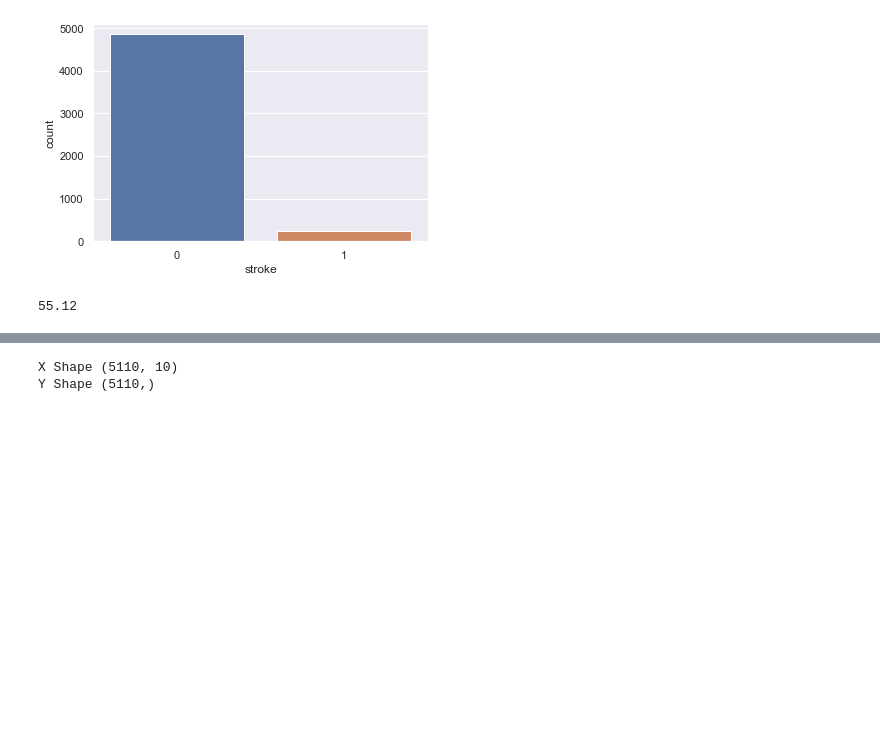
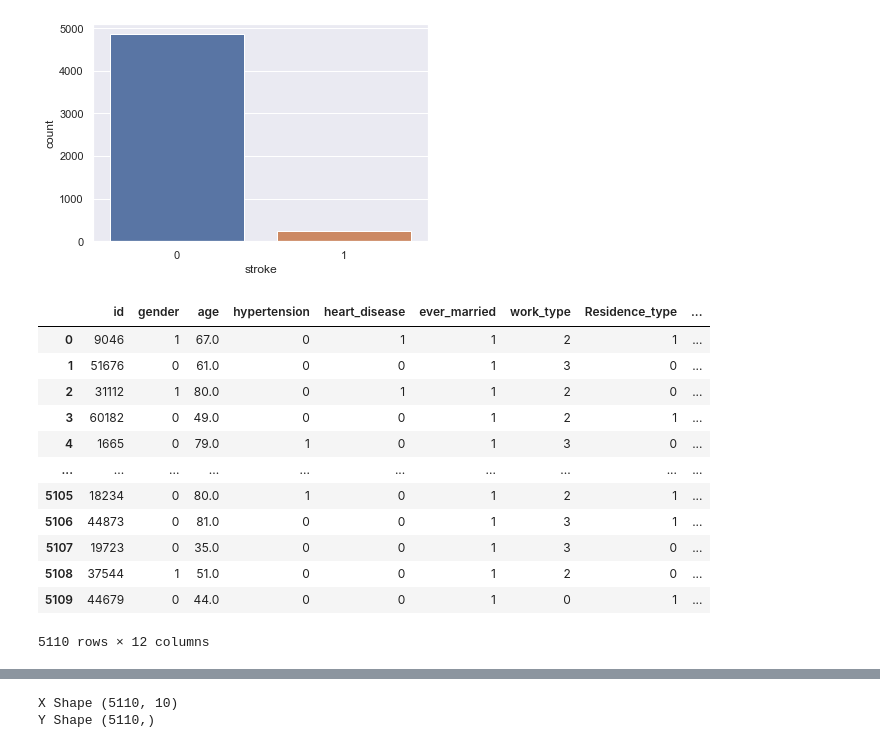
Before and after one commit to A-Sarayut/ML, a Jupyter notebook: oath_playground.ipynb, the cells around one changed output, grey strips where cells are left out. Saved outputs shown, nothing was run; the diff lists cells and outputs as text; code cells hidden in the pictures; blank space fills up the shorter version.

```diff
--- a/oath_playground.ipynb
+++ b/oath_playground.ipynb
@@ -100,7 +100,19 @@ df['ever_married'] = le.fit_transform(df['ever_married'])
 df['work_type'] = le.fit_transform(df['work_type'])
 df['Residence_type'] = le.fit_transform(df['Residence_type'])
 df['smoking_status'] = le.fit_transform(df['smoking_status'])
-# %%
-df.avg_glucose_level.min()
-# %% [output]
-55.12
+# %%
+df
+# %% [output]
+|  | id | gender | age | hypertension | heart_disease | ever_married | work_type | Residence_type | ... |
+| 0 | 9046 | 1 | 67.0 | 0 | 1 | 1 | 2 | 1 | ... |
+| 1 | 51676 | 0 | 61.0 | 0 | 0 | 1 | 3 | 0 | ... |
+| 2 | 31112 | 1 | 80.0 | 0 | 1 | 1 | 2 | 0 | ... |
+| 3 | 60182 | 0 | 49.0 | 0 | 0 | 1 | 2 | 1 | ... |
+| 4 | 1665 | 0 | 79.0 | 1 | 0 | 1 | 3 | 0 | ... |
+| ... | ... | ... | ... | ... | ... | ... | ... | ... | ... |
+| 5105 | 18234 | 0 | 80.0 | 1 | 0 | 1 | 2 | 1 | ... |
+| 5106 | 44873 | 0 | 81.0 | 0 | 0 | 1 | 3 | 1 | ... |
+| 5107 | 19723 | 0 | 35.0 | 0 | 0 | 1 | 3 | 0 | ... |
+| 5108 | 37544 | 1 | 51.0 | 0 | 0 | 1 | 2 | 0 | ... |
+| 5109 | 44679 | 0 | 44.0 | 0 | 0 | 1 | 0 | 1 | ... |
+5110 rows × 12 columns
```
Also changed, not shown: parts of 11 cells of this notebook, 3 other files.
